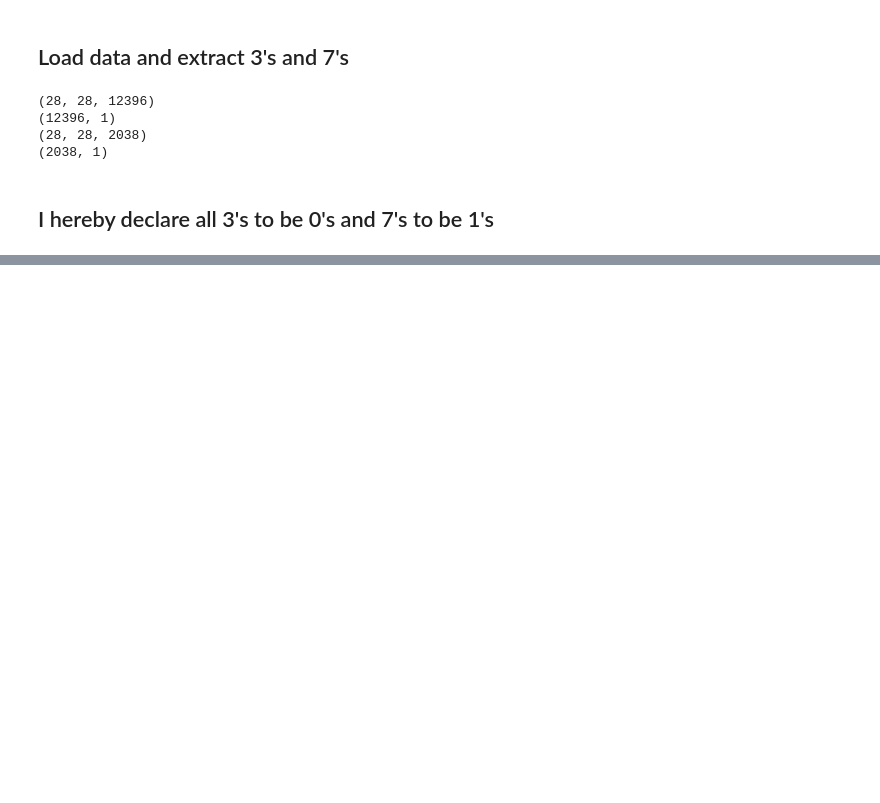
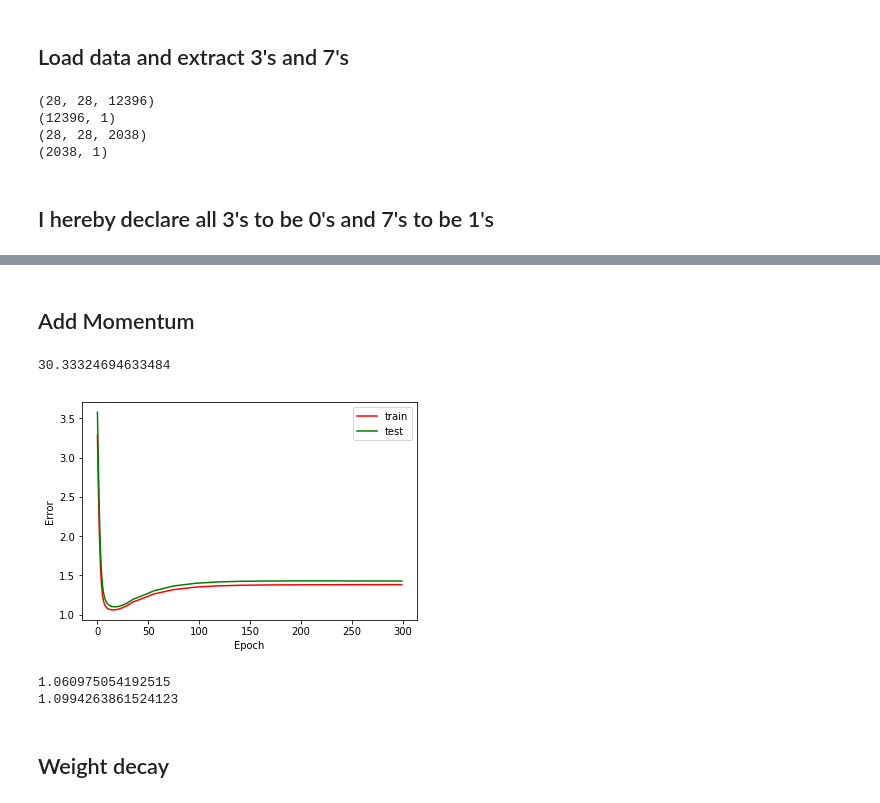
Before and after one commit to JuliusMannes/2nd_semester_hw, a Jupyter notebook: ML/ML_Programming_2.ipynb, the cells around one changed output, grey strips where cells are left out. Drawn from its saved outputs; the diff is of its cells as text; code cells hidden in the pictures; blank space fills up the shorter version.

```diff
--- a/ML/ML_Programming_2.ipynb
+++ b/ML/ML_Programming_2.ipynb
@@ -102,6 +120,6 @@ plt.show()
 # %%
-p_train = predict(weights,X_train)
-p_test = predict(weights,X_test)
+p_train = predict(best_weights,X_train)
+p_test = predict(best_weights,X_test)
 # %%
 train_error = NLL(p_train,Y_train)
 test_error = NLL(p_test,Y_test)
@@ -116,0 +132,2 @@ AttributeError: module 'numpy' has no attribute 'softmax'
+# %% [markdown]
+## Add Momentum
@@ -116,0 +178,19 @@ AttributeError: module 'numpy' has no attribute 'softmax'
+# %%
+import time
+weights = np.random.standard_normal((28,28))
+start = time.time()
+p_train,p_test, train_errors,test_errors,best_weights,gradients,steps,weights = train(X_train,X_test,Y_train,Y_test,weights,300)
+end = time.time()
+print(end - start)
+# %% [output]
+30.33324694633484
+# %%
+epochs = np.arange(300)
+plt.plot(epochs,train_errors,color="red", label = "train")
+plt.plot(epochs,test_errors,color="green",label = "test")
+plt.xlabel("Epoch")
+plt.ylabel("Error")
+plt.legend()
+plt.show()
+# %% [output]
+[figure, added]
@@ -116,0 +203,8 @@ AttributeError: module 'numpy' has no attribute 'softmax'
+# %%
+print(train_error)
+print(test_error)
+# %% [output]
+1.060975054192515
+1.0994263861524123
+# %% [markdown]
+## Weight decay
```
Also changed, not shown: parts of 15 cells of this notebook.
